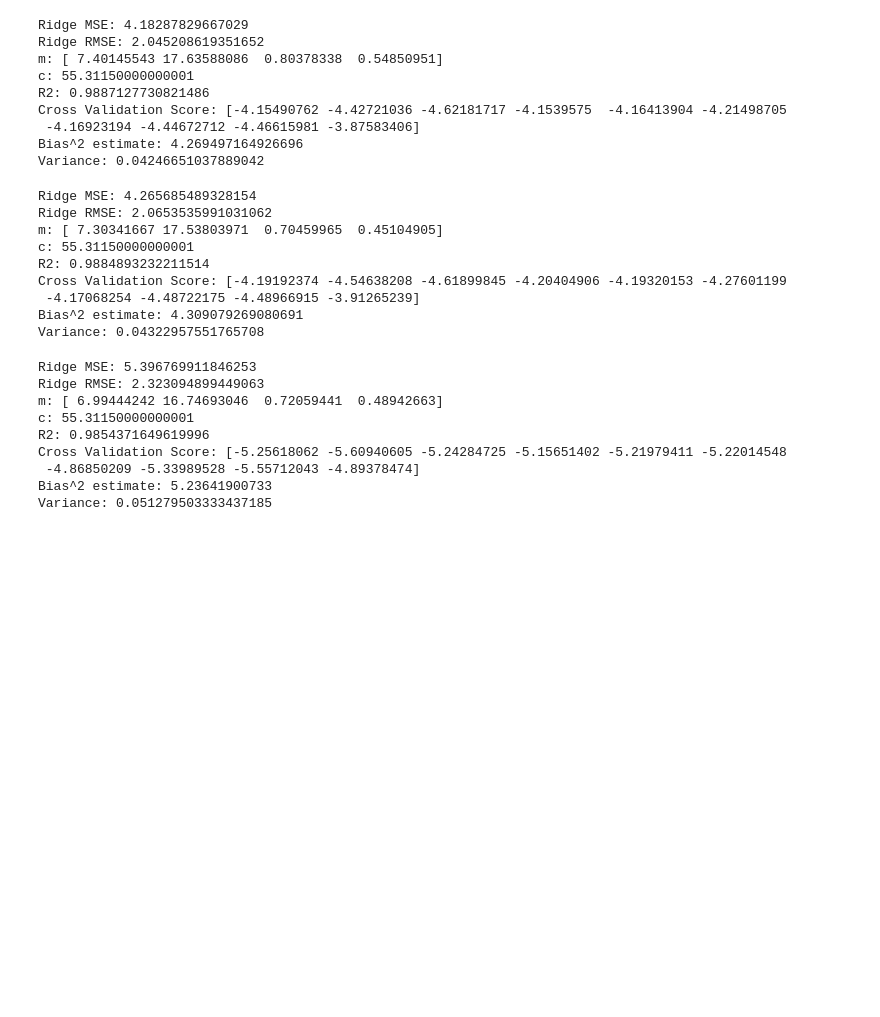
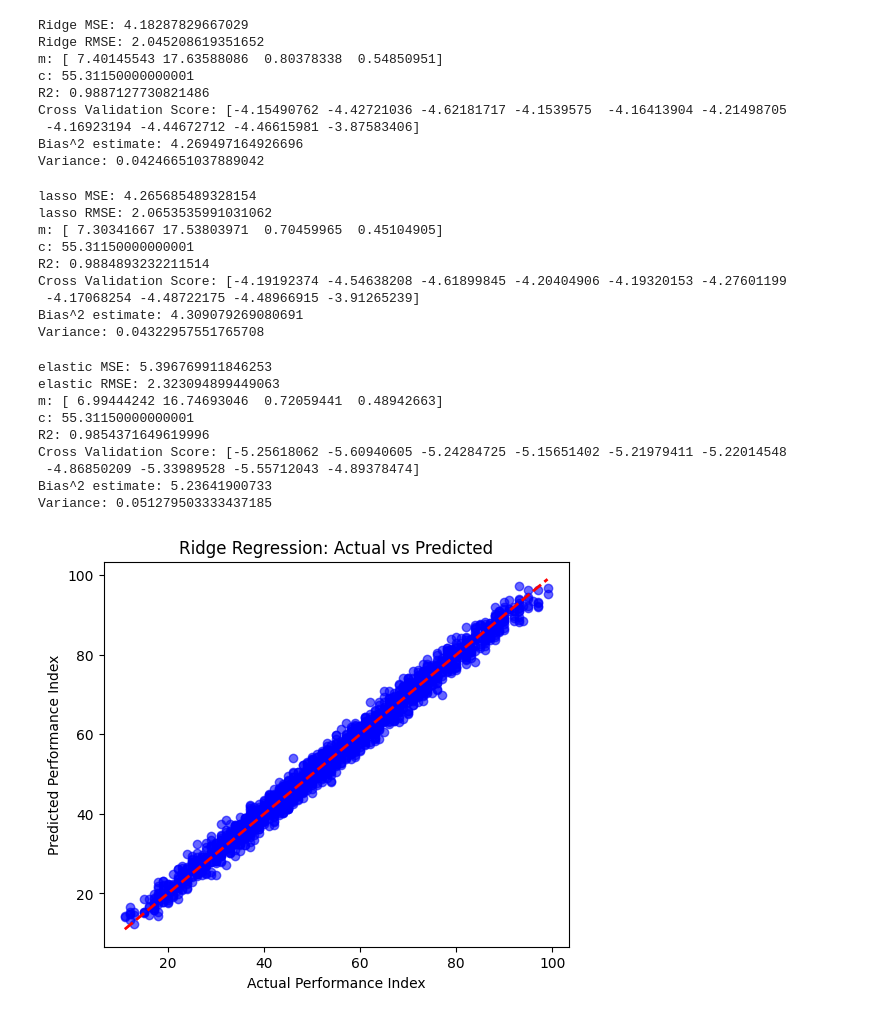
Before and after one commit to Ritik4259/Linear-Regression, a Jupyter notebook: Regularisation.ipynb, the cells around one changed output. Drawn from its saved outputs; the diff is of its cells as text; code cells hidden in the pictures; blank space fills up the shorter version.

Commit message:
Visualization added

```diff
--- a/Regularisation.ipynb
+++ b/Regularisation.ipynb
@@ -8,7 +8,7 @@ from sklearn.model_selection import train_test_split, cross_val_score
 from sklearn.preprocessing import StandardScaler
 from sklearn.metrics import root_mean_squared_error,mean_squared_error,r2_score
 # %%
-data = pd.read_csv("/content/drive/MyDrive/Machine Learning Prac/Student_Performance.csv")
+data = pd.read_csv("datasets/Student_Performance.csv")
 data.head()
 # %% [output]
 |  | Hours Studied | Previous Scores | Sleep Hours | Sample Question Papers Practiced | Performance Index |
@@ -29,0 +20,3 @@ x.head()
+# %%
+x = data.drop("Performance Index",axis="columns")
+x.head()
@@ -91,8 +90,8 @@ lasso_rmse = root_mean_squared_error(y_test,lasso_y_pred)
 m = lasso.coef_
 c = lasso.intercept_
 
-print("Ridge MSE:",lasso_mse)
-print("Ridge RMSE:",lasso_rmse)
+print("lasso MSE:",lasso_mse)
+print("lasso RMSE:",lasso_rmse)
 print("m:",m)
 print("c:",c)
 R2 = r2_score(y_test,lasso_y_pred)
@@ -106,8 +105,8 @@ print("Cross Validation Score:",score)
 print("Bias^2 estimate:",mse_score.mean())
 print("Variance:",mse_score.var())
 # %% [output]
-Ridge MSE: 4.265685489328154
-Ridge RMSE: 2.0653535991031062
+lasso MSE: 4.265685489328154
+lasso RMSE: 2.0653535991031062
 m: [ 7.30341667 17.53803971  0.70459965  0.45104905]
 c: 55.31150000000001
 R2: 0.9884893232211514
@@ -127,8 +126,8 @@ elastic_rmse = root_mean_squared_error(y_test,elastic_y_pred)
 m = elastic.coef_
 c = elastic.intercept_
 
-print("Ridge MSE:",elastic_mse)
-print("Ridge RMSE:",elastic_rmse)
+print("elastic MSE:",elastic_mse)
+print("elastic RMSE:",elastic_rmse)
 print("m:",m)
 print("c:",c)
 R2 = r2_score(y_test,elastic_y_pred)
@@ -142,8 +141,8 @@ print("Cross Validation Score:",score)
 print("Bias^2 estimate:",mse_score.mean())
 print("Variance:",mse_score.var())
 # %% [output]
-Ridge MSE: 5.396769911846253
-Ridge RMSE: 2.323094899449063
+elastic MSE: 5.396769911846253
+elastic RMSE: 2.323094899449063
 m: [ 6.99444242 16.74693046  0.72059441  0.48942663]
 c: 55.31150000000001
 R2: 0.9854371649619996
@@ -151,3 +150,15 @@ Cross Validation Score: [-5.25618062 -5.60940605 -5.24284725 -5.15651402 -5.2197
  -4.86850209 -5.33989528 -5.55712043 -4.89378474]
 Bias^2 estimate: 5.23641900733
 Variance: 0.051279503333437185
+# %%
+y_pred = ridge.predict(x_test_scaled)
+
+plt.figure(figsize=(6, 5))
+plt.scatter(y_test, y_pred, color='blue', alpha=0.6)
+plt.plot([y_test.min(), y_test.max()], [y_test.min(), y_test.max()], 'r--', lw=2)
+plt.xlabel("Actual Performance Index")
+plt.ylabel("Predicted Performance Index")
+plt.title("Ridge Regression: Actual vs Predicted")
+plt.show()
+# %% [output]
+[figure, added]
```
Also changed, not shown: parts of 8 cells of this notebook.
